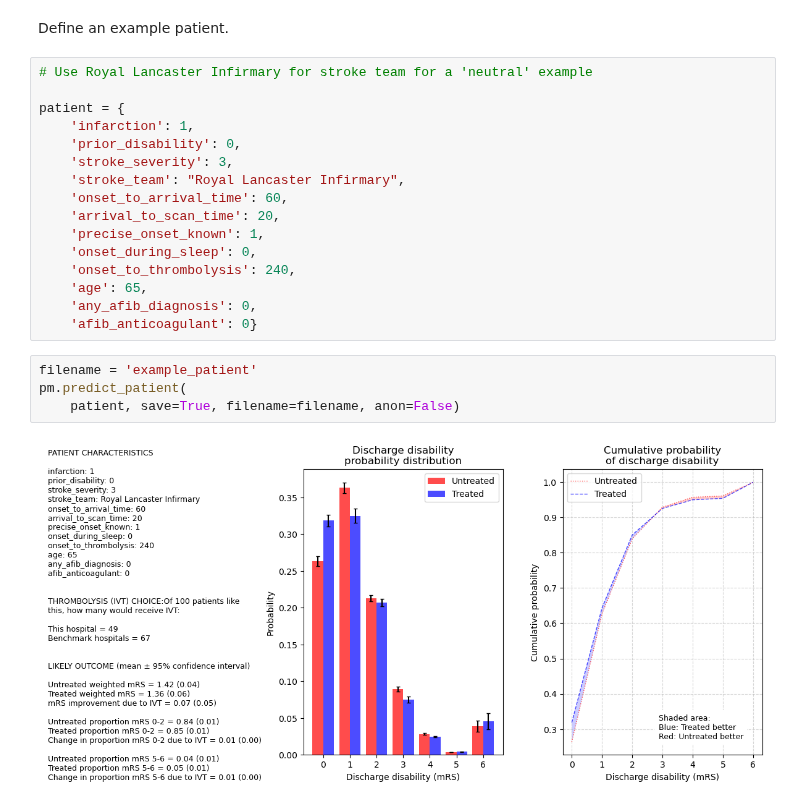
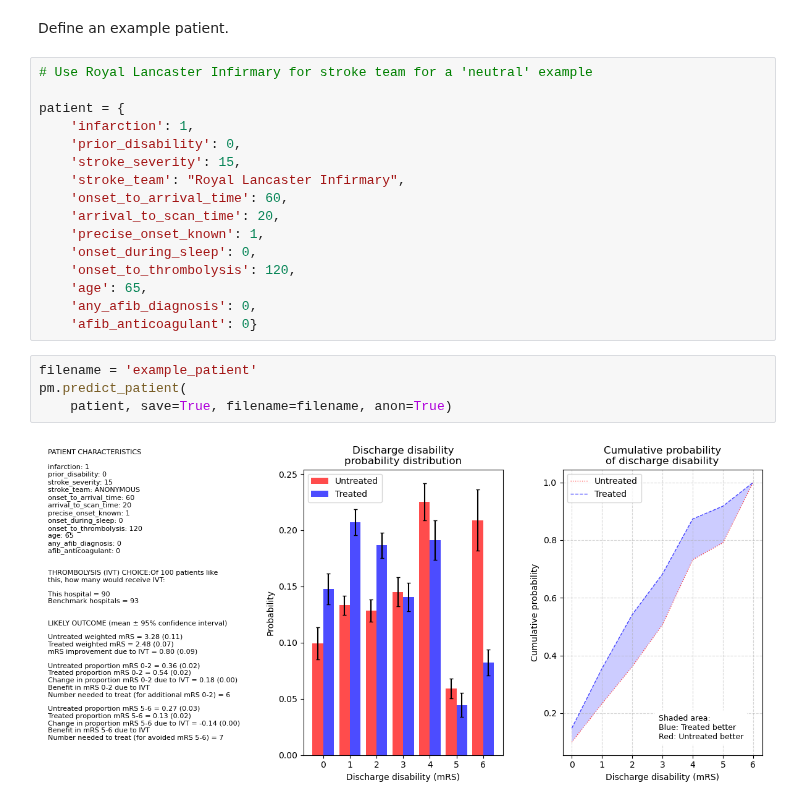
Before and after one commit to samuel-book/samuel_2_production, a Jupyter notebook: 4_individual_patient.ipynb, the cells around one changed output. Saved outputs shown, nothing was run; the diff lists cells and outputs as text.

```diff
--- a/4_individual_patient.ipynb
+++ b/4_individual_patient.ipynb
@@ -20,19 +20,19 @@ Define an example patient.
 patient = {
     'infarction': 1,
     'prior_disability': 0,
-    'stroke_severity': 3,
+    'stroke_severity': 15,
     'stroke_team': "Royal Lancaster Infirmary",
     'onset_to_arrival_time': 60,
     'arrival_to_scan_time': 20,
     'precise_onset_known': 1,
     'onset_during_sleep': 0,
-    'onset_to_thrombolysis': 240,
+    'onset_to_thrombolysis': 120,
     'age': 65,
     'any_afib_diagnosis': 0,
     'afib_anticoagulant': 0}
 # %%
 filename = 'example_patient'
 pm.predict_patient(
-    patient, save=True, filename=filename, anon=False)
+    patient, save=True, filename=filename, anon=True)
 # %% [output]
-[figure, old version]
+[figure, new version]
```
Also changed, not shown: 5 other files.
